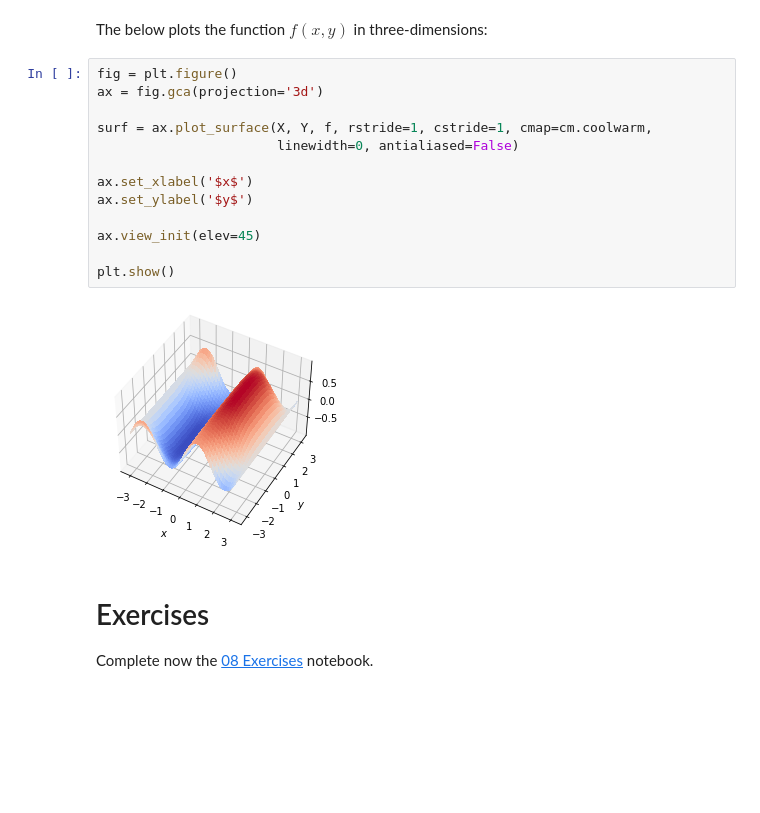
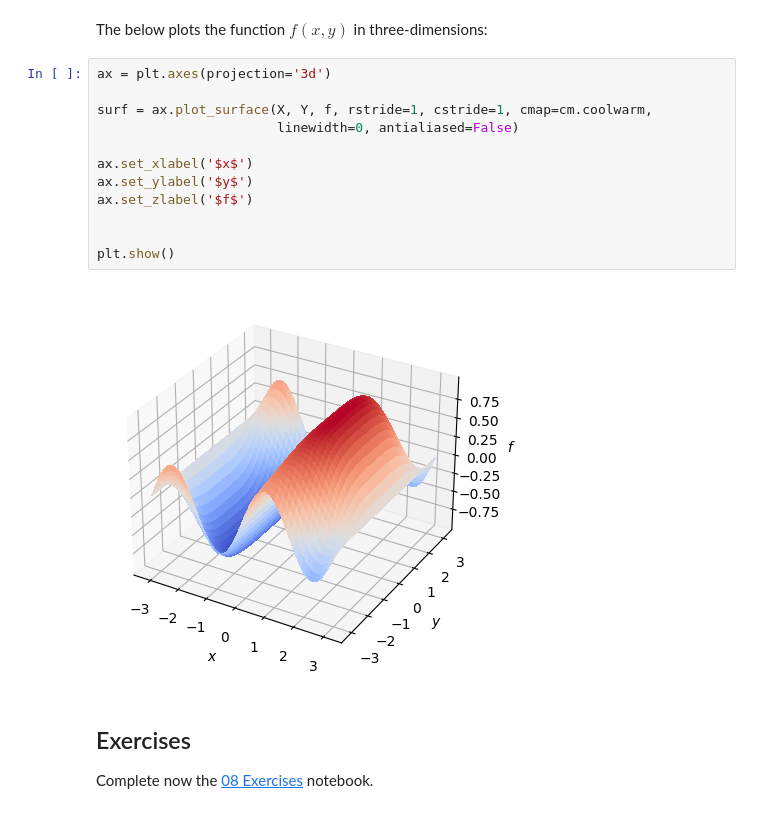
Before and after one commit to CambridgeEngineering/PartIA-Computing-Michaelmas, a Jupyter notebook: 08 Plotting.ipynb, the cells around one changed output. Drawn from its saved outputs; the diff is of its cells as text; blank space fills up the shorter version.

```diff
--- a/08 Plotting.ipynb
+++ b/08 Plotting.ipynb
@@ -494,21 +497,20 @@ from matplotlib import cm
 # %% [markdown]
 The below plots the function $f(x, y)$ in three-dimensions:
 # %%
-fig = plt.figure()
-ax = fig.gca(projection='3d')
+ax = plt.axes(projection='3d')
 
 surf = ax.plot_surface(X, Y, f, rstride=1, cstride=1, cmap=cm.coolwarm,
                        linewidth=0, antialiased=False)
 
 ax.set_xlabel('$x$')
 ax.set_ylabel('$y$')
+ax.set_zlabel('$f$')
 
-ax.view_init(elev=45)
 
 plt.show()
 # %% [output]
-[figure, old version]
+[figure, new version]
 # %% [markdown]
-# Exercises
+## Exercises
 
 Complete now the [08 Exercises](Exercises/08%20Exercises.ipynb) notebook.
```
Also changed, not shown: parts of 29 cells of this notebook, 12 other files.
